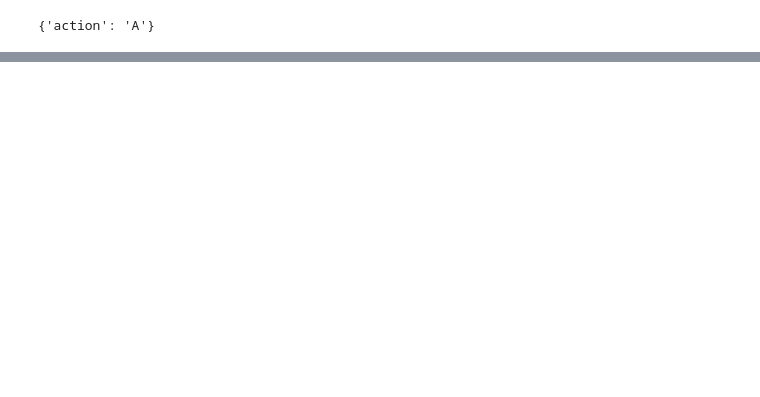
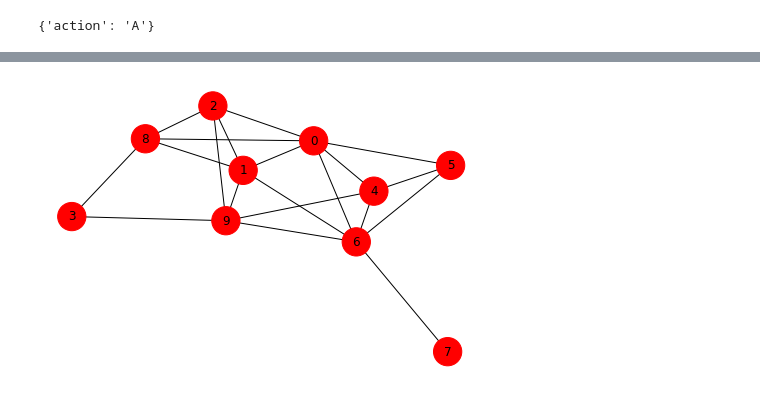
Before and after one commit to dheeraj-2000/6th_sem_Academics, a Jupyter notebook: SocialNetworkAnalysis/HandsOn/Modeling_cascading/Modeling_cascading.ipynb, the cells around one changed output, grey strips where cells are left out. Drawn from its saved outputs; the diff is of its cells as text; code cells hidden in the pictures; blank space fills up the shorter version.

```diff
--- a/SocialNetworkAnalysis/HandsOn/Modeling_cascading/Modeling_cascading.ipynb
+++ b/SocialNetworkAnalysis/HandsOn/Modeling_cascading/Modeling_cascading.ipynb
@@ -63,10 +63,10 @@ def terminate_1(c, g):
 def terminate(g, count):
     flag1=terminate_1('A', g)
     flag2=terminate_1('B',g)
-    if flag1==1 or flag2==1 or count>=100
+    if flag1==1 or flag2==1 or count>=100:
         return 1
     else:
-        return0
+        return 0
 # %%
 #g = nx.read_gml('/home/dheeraj/my_projects/my_project_env/practice/6th_sem_Academics/SocialNetworkAnalysis/HandsOn/Modeling_cascading/main_graph.gml')
 # %%
@@ -121,13 +119,18 @@ plt.show()
 # %%
 flag =0
 count =0
 while(1):
-    flag = terminate(g)
+    flag = terminate(g, count)
     if flag==1:
         break
     count = count+1
     action_dict  = recalculate_options(g)
     reset_node_attributes(g, action_dict)
     colors = get_colors(g)
-    nx.draw(g,node_color= colors , node_size=800,with_labels=True)
-    plt.show()
+
+c = is_complete_cascade(g)
+
+nx.draw(g,node_color= colors , node_size=800,with_labels=True)
+plt.show()
+# %% [output]
+[figure, added]
```
Also changed, not shown: parts of 2 cells of this notebook.
